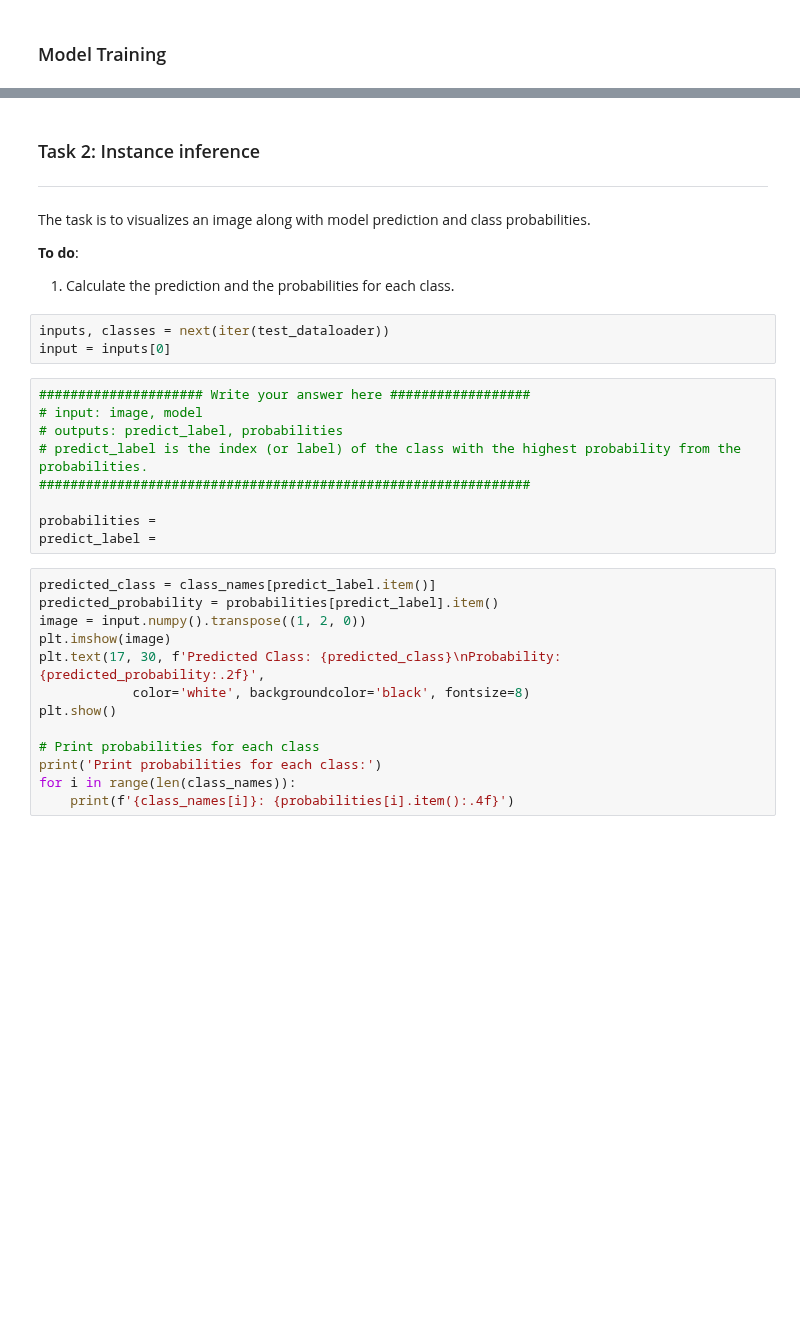
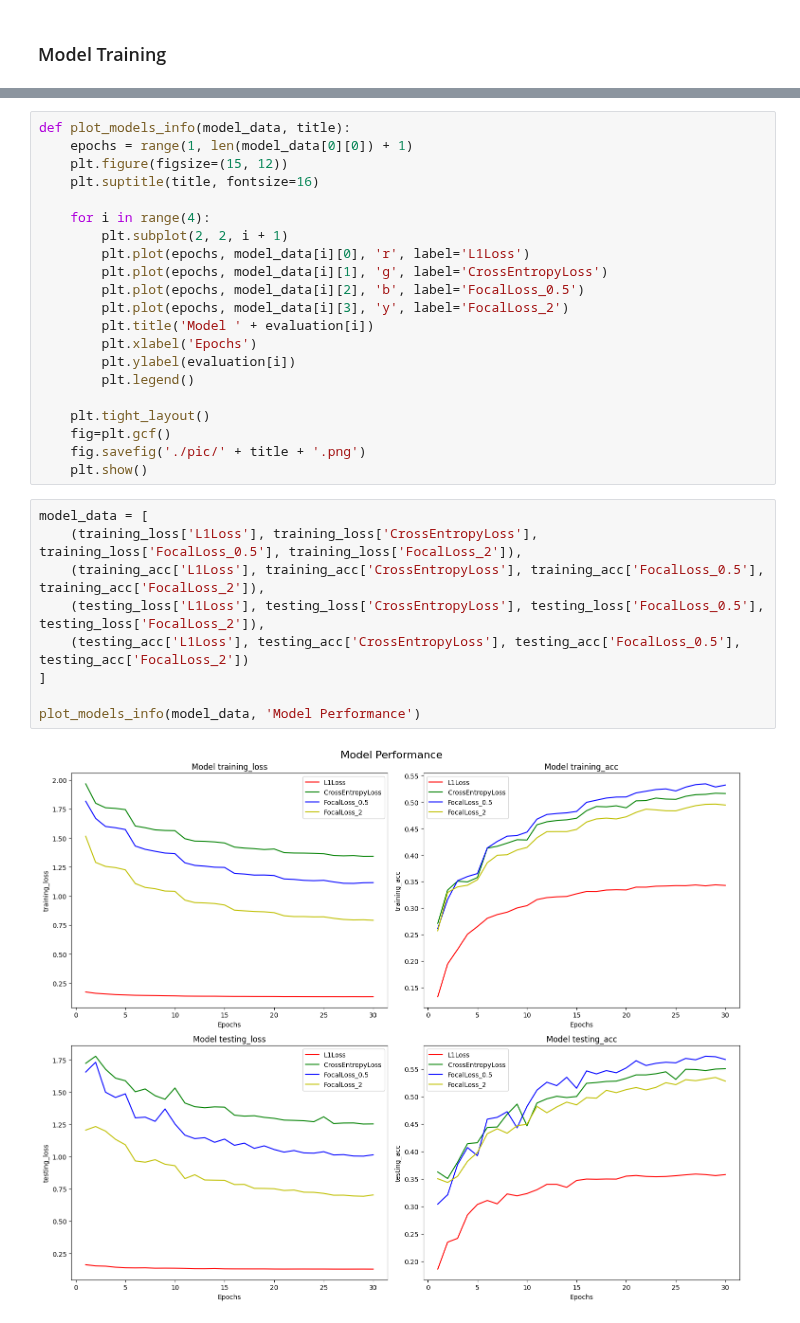
Before and after one commit to SustechSTA303/STA303-Assignment01, a Jupyter notebook: Assignment01.ipynb, the cells around one changed output, grey strips where cells are left out. Cells and saved outputs as stored; diff of their text form; blank space fills up the shorter version.

```diff
--- a/Assignment01.ipynb
+++ b/Assignment01.ipynb
@@ -257,32 +314,32 @@ for epoch in range(NUM_EPOCHS):
-# %% [markdown]
-### Task 2: Instance inference
----
-The task is to visualizes an image along with model prediction and class probabilities.
-
-**To do**:
-1. Calculate the prediction and the probabilities for each class.
-# %%
-inputs, classes = next(iter(test_dataloader))
-input = inputs[0]
-# %%
-##################### Write your answer here ##################
-# input: image, model
-# outputs: predict_label, probabilities
-# predict_label is the index (or label) of the class with the highest probability from the probabilities.
-###############################################################
-
-probabilities =
-predict_label =
-# %%
-predicted_class = class_names[predict_label.item()]
-predicted_probability = probabilities[predict_label].item()
-image = input.numpy().transpose((1, 2, 0))
-plt.imshow(image)
-plt.text(17, 30, f'Predicted Class: {predicted_class}\nProbability: {predicted_probability:.2f}',
-            color='white', backgroundcolor='black', fontsize=8)
-plt.show()
-
-# Print probabilities for each class
-print('Print probabilities for each class:')
-for i in range(len(class_names)):
-    print(f'{class_names[i]}: {probabilities[i].item():.4f}')
+# %%
+def plot_models_info(model_data, title):
+    epochs = range(1, len(model_data[0][0]) + 1)
+    plt.figure(figsize=(15, 12))
+    plt.suptitle(title, fontsize=16)
+
+    for i in range(4):
+        plt.subplot(2, 2, i + 1)
+        plt.plot(epochs, model_data[i][0], 'r', label='L1Loss')
+        plt.plot(epochs, model_data[i][1], 'g', label='CrossEntropyLoss')
+        plt.plot(epochs, model_data[i][2], 'b', label='FocalLoss_0.5')
+        plt.plot(epochs, model_data[i][3], 'y', label='FocalLoss_2')
+        plt.title('Model ' + evaluation[i])
+        plt.xlabel('Epochs')
+        plt.ylabel(evaluation[i])
+        plt.legend()
+
+    plt.tight_layout()
+    fig=plt.gcf()
+    fig.savefig('./pic/' + title + '.png')
+    plt.show()
+# %%
+model_data = [
+    (training_loss['L1Loss'], training_loss['CrossEntropyLoss'], training_loss['FocalLoss_0.5'], training_loss['FocalLoss_2']),
+    (training_acc['L1Loss'], training_acc['CrossEntropyLoss'], training_acc['FocalLoss_0.5'], training_acc['FocalLoss_2']),
+    (testing_loss['L1Loss'], testing_loss['CrossEntropyLoss'], testing_loss['FocalLoss_0.5'], testing_loss['FocalLoss_2']),
+    (testing_acc['L1Loss'], testing_acc['CrossEntropyLoss'], testing_acc['FocalLoss_0.5'], testing_acc['FocalLoss_2'])
+]
+
+plot_models_info(model_data, 'Model Performance')
+# %% [output]
+[figure, added]
```
Also changed, not shown: parts of 20 cells of this notebook, 5 other files.
